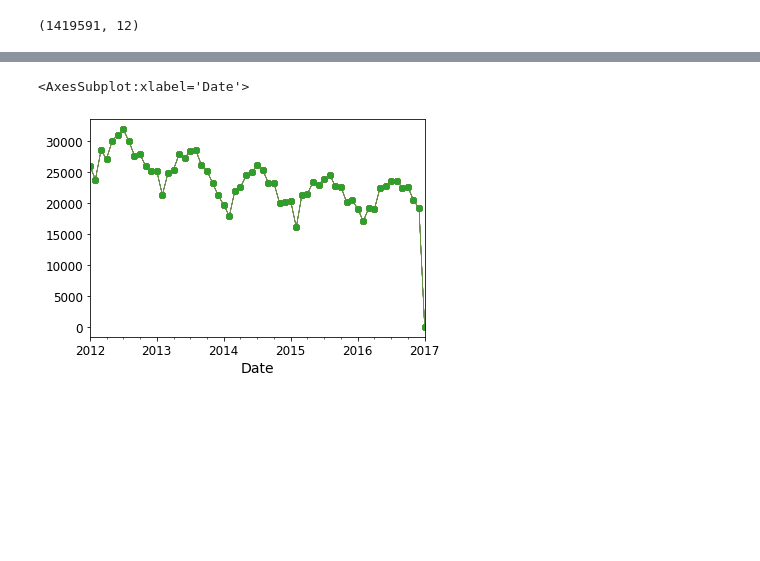
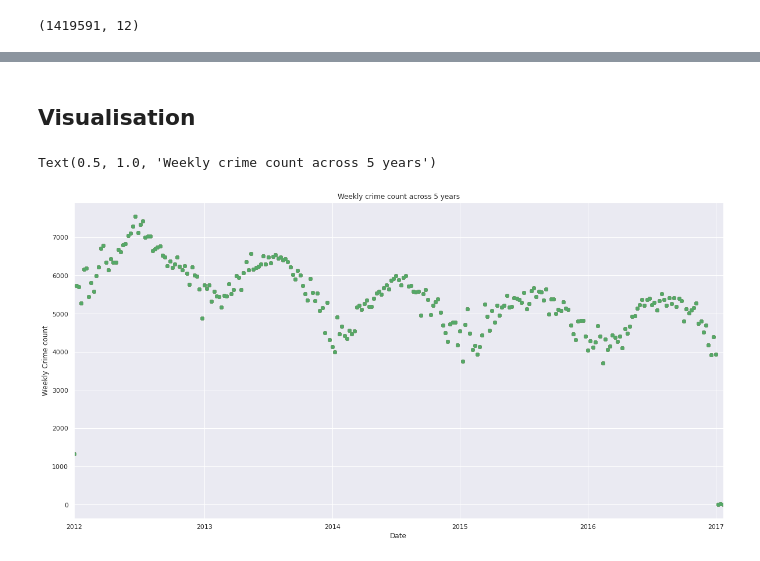
Before and after one commit to anto8460/chicago_project, a Jupyter notebook: chicago_project/timeseries_analysis.ipynb, the cells around one changed output, grey strips where cells are left out. Drawn from its saved outputs; the diff is of its cells as text; code cells hidden in the pictures; blank space fills up the shorter version.

Commit message:
added visualisations

```diff
--- a/chicago_project/timeseries_analysis.ipynb
+++ b/chicago_project/timeseries_analysis.ipynb
@@ -86,8 +86,21 @@ police_data.head(1)
 |  | IUCR | Primary Type | Arrest | Domestic | District | Ward | Community Area | FBI Code | Year | ... |
 | Date |  |  |  |  |  |  |  |  |  | ... |
 | 2016-05-03 23:40:00 | 0486 | BATTERY | True | True | 10.0 | 24.0 | 29.0 | 08B | 2016 | ... |
-# %%
-police_data.resample('1M').count().plot(marker = 'o', linestyle='-', linewidth=0.5, legend=False)
-# %% [output]
-<AxesSubplot:xlabel='Date'>
-[figure, removed]
+# %% [markdown]
+## Visualisation
+# %%
+import seaborn as sns
+# Use seaborn style defaults and set the default figure size
+sns.set(rc={'figure.figsize':(20, 10), 'lines.marker':'o', 'lines.linewidth': 0.5})
+# comment out to see all possible keys
+# mpl.rcParams.keys()
+
+# this helps with adding plot ticks on certain weekdays etc
+import matplotlib.dates as mdates
+# %%
+ax = police_data.resample('1W').count().plot(linestyle='None', legend=False)
+ax.set_ylabel('Weekly Crime count')
+ax.set_title('Weekly crime count across 5 years')
+# %% [output]
+Text(0.5, 1.0, 'Weekly crime count across 5 years')
+[figure, added]
```
Also changed, not shown: parts of 3 cells of this notebook.
